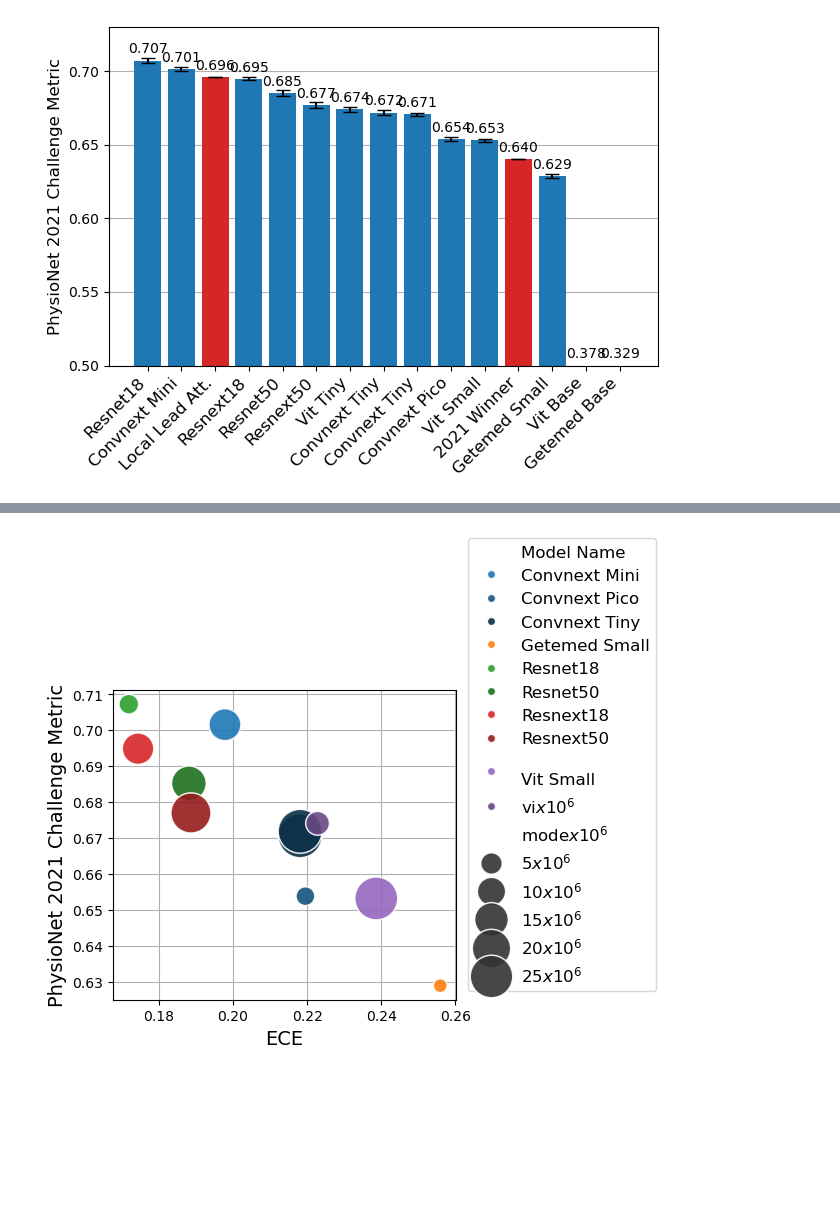
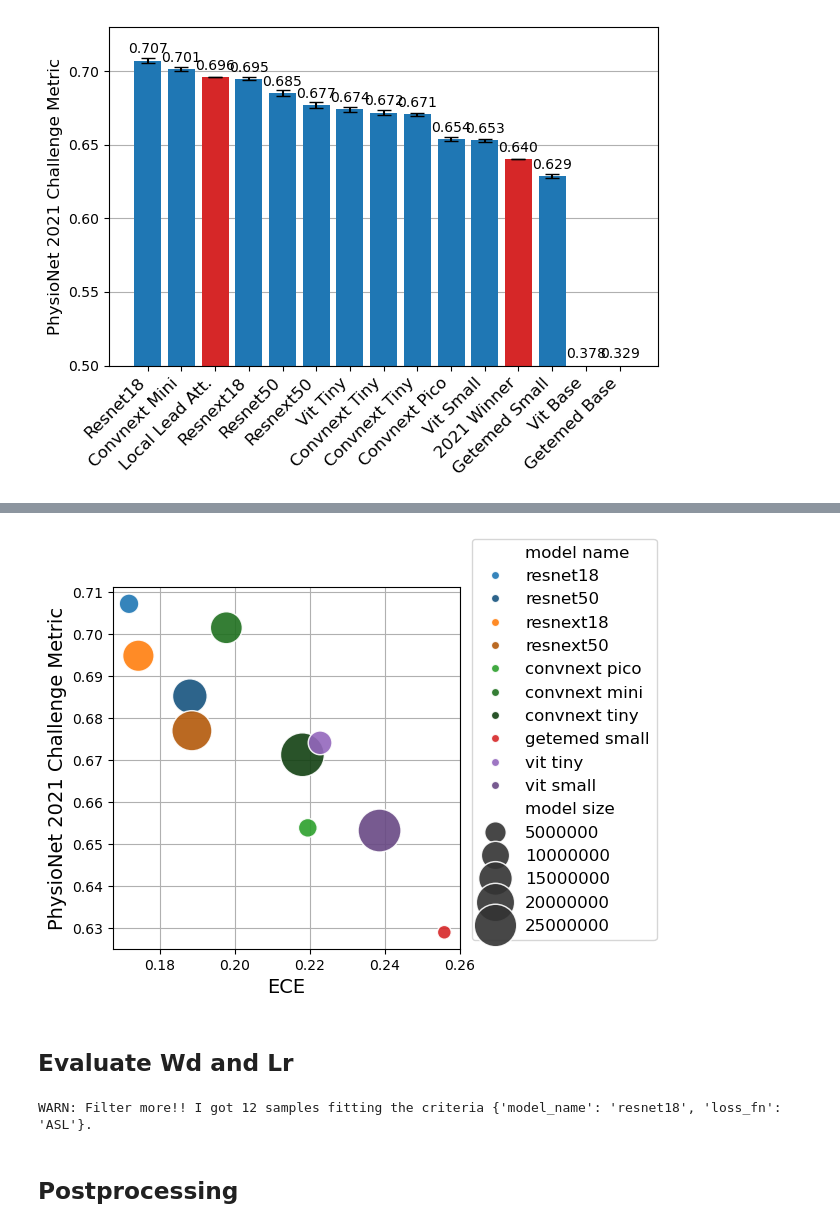
Before and after one commit to NabJa/scaling-ecg-models, a Jupyter notebook: notebooks/eval_baseline.ipynb, the cells around one changed output, grey strips where cells are left out. Drawn from its saved outputs; the diff is of its cells as text; code cells hidden in the pictures; blank space fills up the shorter version.

```diff
--- a/notebooks/eval_baseline.ipynb
+++ b/notebooks/eval_baseline.ipynb
@@ -12,6 +25,8 @@ from scaling.models.model_factory import MODELS
 def count_params(model):
     return sum([x.numel() for x in model.parameters() if x.requires_grad])
 # %%
+_ = MODELS.pop("scalable_resnet") # Slightly different functionality. Has to be removed
+
 model_sizes = {k: count_params(v()) for k, v in MODELS.items()}
 # %% [markdown]
 # Loading training summarys
@@ -243,3 +171 @@ results.to_csv("evaluation2.csv")
-# %%
-results = pd.read_csv("evaluation2.csv", index_col=0)
 # %%
@@ -379,77 +304,47 @@ plt.show()
 # %%
-import matplotlib.pyplot as plt
-from matplotlib.colors import ListedColormap, to_rgba
-import seaborn as sns
-import numpy as np
-
-# Define the group sizes
-group_sizes = [3, 1, 2, 2, 2]
-
-# Base colormap (e.g., tab20)
-base_cmap = plt.get_cmap("tab10")
-
-# Generate slightly different colors for each group
-colors = []
-color_idx = 0  # Track base color index
-
-for group_size in group_sizes:
-    base_color = np.array(to_rgba(base_cmap(color_idx)))  # Base color
-    for i in range(group_size):
-        # Adjust brightness slightly for pairs
-        factor = 1 - 0.3 * (i % group_size)  # Slightly darker shades within the group
-        adjusted_color = base_color * factor
-        adjusted_color[3] = base_color[3]  # Preserve alpha
-        colors.append(adjusted_color)
-    color_idx += 1
-
-# Create the custom colormap
-custom_cmap = ListedColormap(colors)
-
-sorted_data = results[~results.model_name.isin(["vit_base", "getemed_base"])].sort_values("model_name")
-
-
 ax = sns.scatterplot(
     data=sorted_data,
     x="ECE",
     y="PhysioAccuracy_mean",
     hue="model_name",
+    hue_order=model_hue_order,
     size="model_size",
     sizes=(100, 1000),
     alpha=0.9,
     palette=custom_cmap.colors,
     zorder=2
 )
 
 plt.xlabel("ECE", fontsize=14)
 plt.ylabel("PhysioNet 2021 Challenge Metric", fontsize=14)
 xmin, xmax = plt.xlim()
 ymin, ymax = plt.ylim()
 
-# plt.xlim(0.15, xmax)
-# plt.ylim(0.15, ymax)
-
 # Change legend titles
 handles, labels = ax.get_legend_handles_labels()
 legend = ax.legend(
     title="",
     fontsize=12,
     bbox_to_anchor=(1.01, 0),  # Set the location
     loc="lower left"          # Anchor point of the legend box
 )
 
 for i, text in enumerate(legend.get_texts()):
     _text = text.get_text()
-    if i < 10:
-        new_text = _text.replace("_", " ").title()
-        if i == 9:
-            new_text = "\n" + new_text
-        text.set_text(new_text)
-    else:
-        text.set_text(_text[:-6] + "$x 10^6$")
+    new_text = _text.replace("_", " ")
+    text.set_text(new_text)
 
 plt.grid()
 plt.tight_layout()
 plt.savefig("./plots/baseline_performance_ece.png", dpi=280)
 plt.show()
 # %% [output]
-[figure, old version]
+[figure, new version]
+# %% [markdown]
+## Evaluate Wd and Lr
+# %%
+model = loader.load(model_name="resnet18", loss_fn="ASL")
+# %% [output]
+WARN: Filter more!! I got 12 samples fitting the criteria {'model_name': 'resnet18', 'loss_fn': 'ASL'}.
+# %% [markdown]
+## Postprocessing
```
Also changed, not shown: parts of 34 cells of this notebook, 27 other files.
